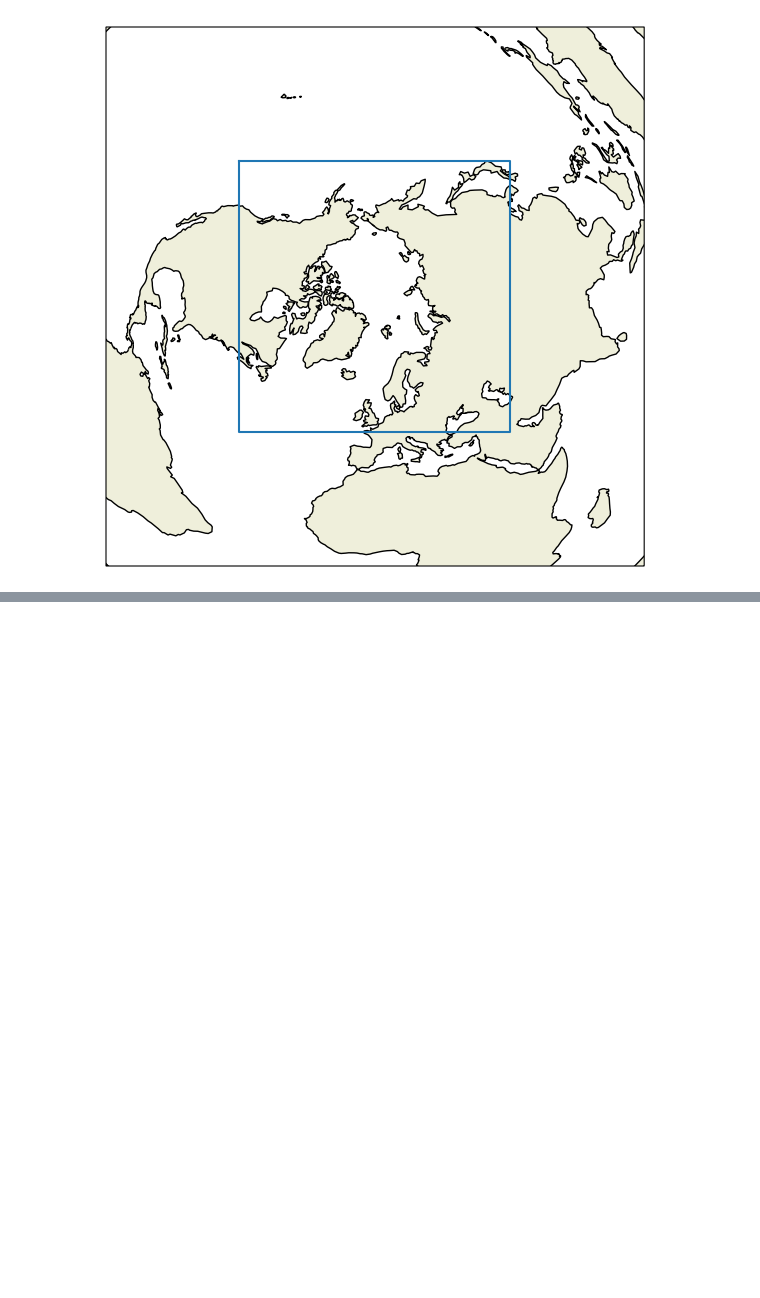
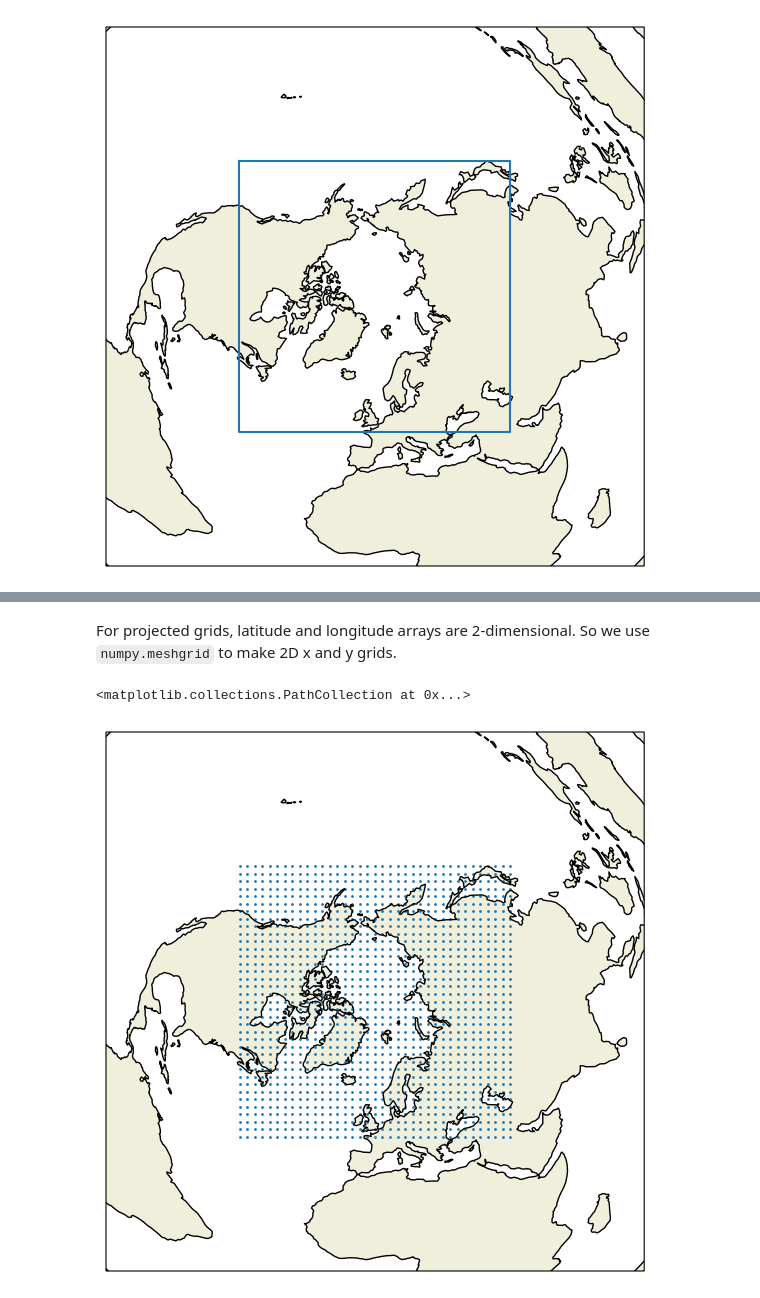
Before and after one commit to nsidc/NSIDC-Data-Cookbook, a Jupyter notebook: nsidc-data-cookbook/tutorials/how_to_generate_an_affine_matrix_from_a_gpd.ipynb, the cells around one changed output, grey strips where cells are left out. Drawn from its saved outputs; the diff is of its cells as text; code cells hidden in the pictures; blank space fills up the shorter version.

```diff
--- a/nsidc-data-cookbook/tutorials/how_to_generate_an_affine_matrix_from_a_gpd.ipynb
+++ b/nsidc-data-cookbook/tutorials/how_to_generate_an_affine_matrix_from_a_gpd.ipynb
@@ -273,0 +285,27 @@ ax.plot(x, y)
+# %%
+row = np.arange(0.5, nrow, 1.)
+column = np.arange(0.5, ncol, 1.)
+# %%
+x_coordinate, _ = geotransform * (row, 0.5)
+_, y_coordinate = geotransform * (0.5, column)
+
+# Convert to numpy arrays
+x_coordinate = np.array(x_coordinate)
+y_coordinate = np.array(y_coordinate)
+# %% [markdown]
+For projected grids, latitude and longitude arrays are 2-dimensional.  So we use `numpy.meshgrid` to make 2D x and y grids.
+# %%
+x, y = np.meshgrid(x_coordinate, y_coordinate)
+# %%
+lat, lon = transformer.transform(x, y)
+# %%
+fig = plt.figure(figsize=(7,7))
+ax = fig.add_subplot(projection=ease_ccrs)
+
+ax.add_feature(cfeature.LAND)
+ax.add_feature(cfeature.COASTLINE)
+ax.set_extent([-180., 180., 0., 90.], ccrs.PlateCarree())
+ax.scatter(lon[::10, ::10], lat[::10, ::10], s=1, transform=ccrs.PlateCarree())
+# %% [output]
+<matplotlib.collections.PathCollection at 0x...>
+[figure, added]
```
Also changed, not shown: parts of 14 cells of this notebook, 1 other file.
